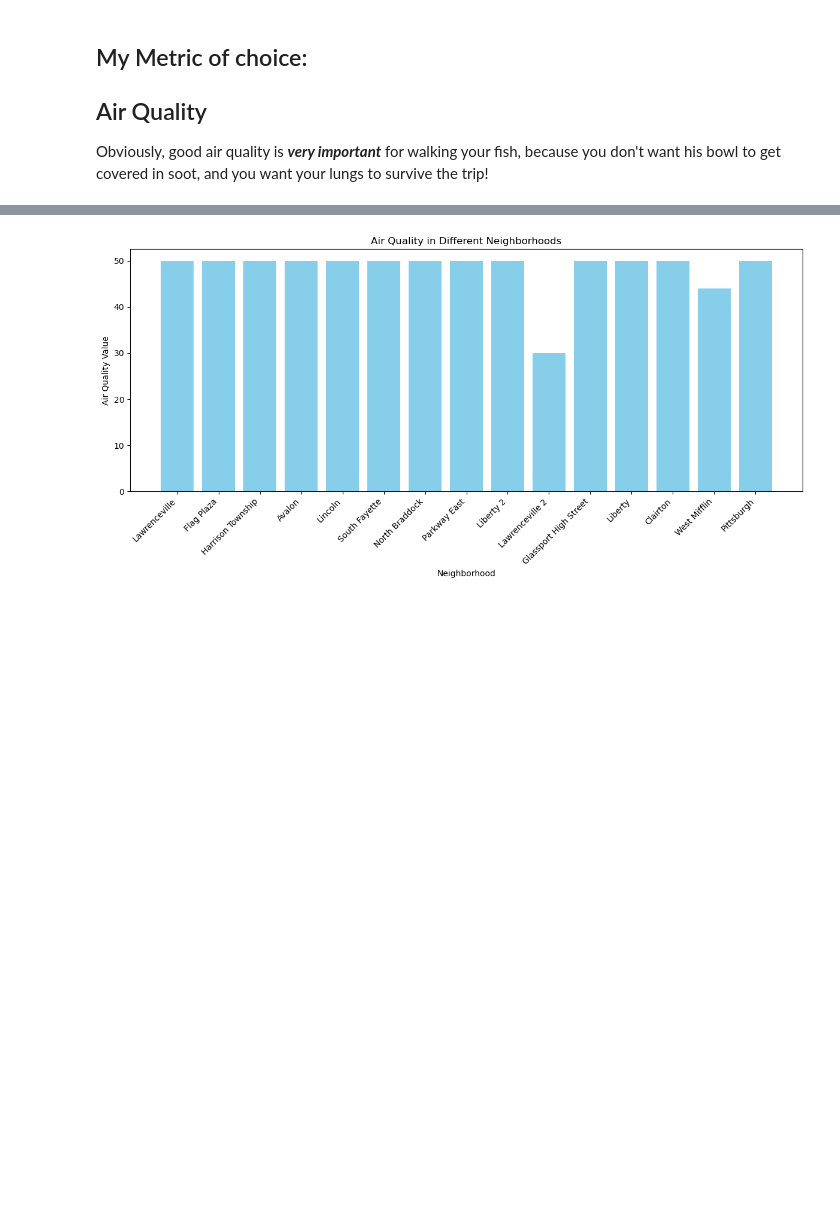
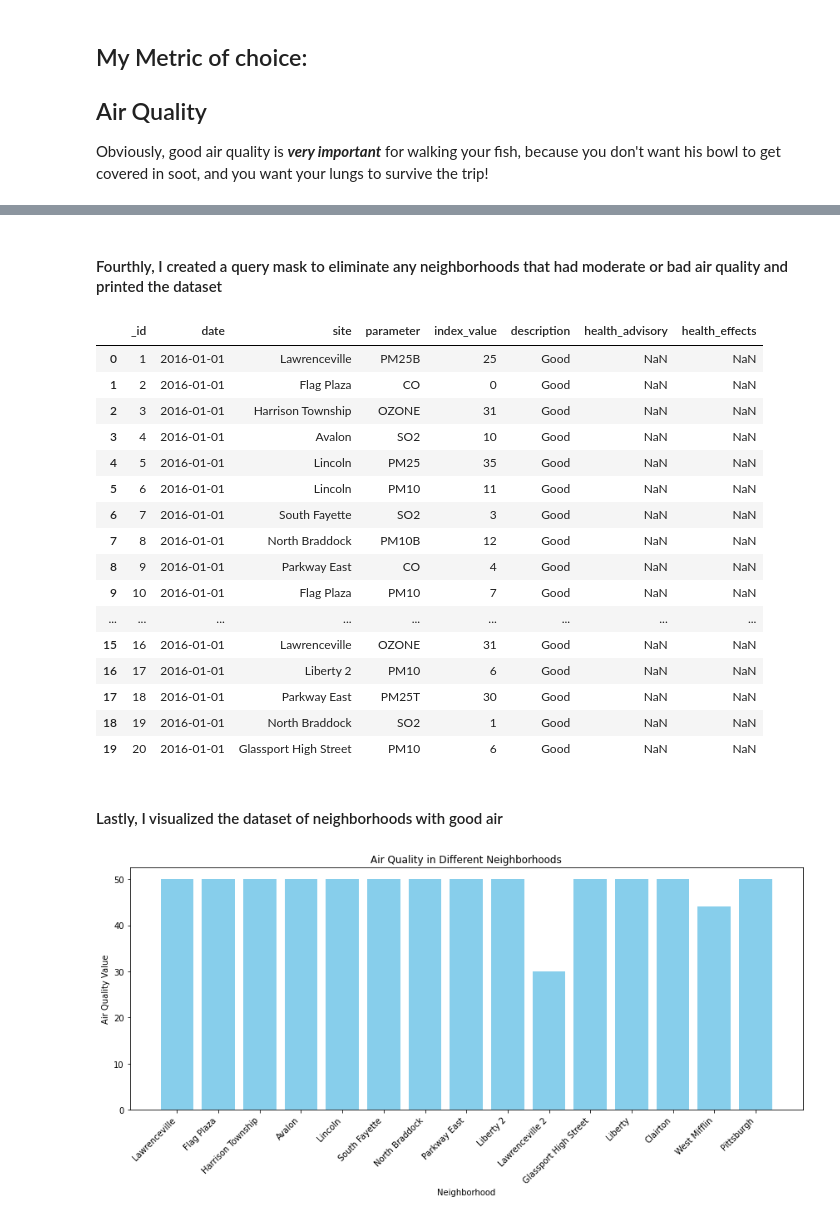
Before and after one commit to andrewnoonan2004/Final-project, a Jupyter notebook: Andrew.ipynb, the cells around one changed output, grey strips where cells are left out. Drawn from its saved outputs; the diff is of its cells as text; code cells hidden in the pictures; blank space fills up the shorter version.

```diff
--- a/Andrew.ipynb
+++ b/Andrew.ipynb
@@ -6 +47,27 @@ Obviously, good air quality is ***very important*** for walking your fish, becau
+# %% [markdown]
+#### Fourthly, I created a query mask to eliminate any neighborhoods that had moderate or bad air quality and printed the dataset
+# %%
+air_query_mask = airQuality['description'].str.contains("Good") ## Eliminating any neighborhoods with moderate or bad air quality
+good_air = airQuality[air_query_mask] ## making a separate dataframe for neighborhoods with good air
+good_air.head(20)
+# %% [output]
+|  | _id | date | site | parameter | index_value | description | health_advisory | health_effects |
+| 0 | 1 | 2016-01-01 | Lawrenceville | PM25B | 25 | Good | NaN | NaN |
+| 1 | 2 | 2016-01-01 | Flag Plaza | CO | 0 | Good | NaN | NaN |
+| 2 | 3 | 2016-01-01 | Harrison Township | OZONE | 31 | Good | NaN | NaN |
+| 3 | 4 | 2016-01-01 | Avalon | SO2 | 10 | Good | NaN | NaN |
+| 4 | 5 | 2016-01-01 | Lincoln | PM25 | 35 | Good | NaN | NaN |
+| 5 | 6 | 2016-01-01 | Lincoln | PM10 | 11 | Good | NaN | NaN |
+| 6 | 7 | 2016-01-01 | South Fayette | SO2 | 3 | Good | NaN | NaN |
+| 7 | 8 | 2016-01-01 | North Braddock | PM10B | 12 | Good | NaN | NaN |
+| 8 | 9 | 2016-01-01 | Parkway East | CO | 4 | Good | NaN | NaN |
+| 9 | 10 | 2016-01-01 | Flag Plaza | PM10 | 7 | Good | NaN | NaN |
+| ... | ... | ... | ... | ... | ... | ... | ... | ... |
+| 15 | 16 | 2016-01-01 | Lawrenceville | OZONE | 31 | Good | NaN | NaN |
+| 16 | 17 | 2016-01-01 | Liberty 2 | PM10 | 6 | Good | NaN | NaN |
+| 17 | 18 | 2016-01-01 | Parkway East | PM25T | 30 | Good | NaN | NaN |
+| 18 | 19 | 2016-01-01 | North Braddock | SO2 | 1 | Good | NaN | NaN |
+| 19 | 20 | 2016-01-01 | Glassport High Street | PM10 | 6 | Good | NaN | NaN |
+# %% [markdown]
+#### Lastly, I visualized the dataset of neighborhoods with good air
 # %%
```
Also changed, not shown: parts of 9 cells of this notebook.
